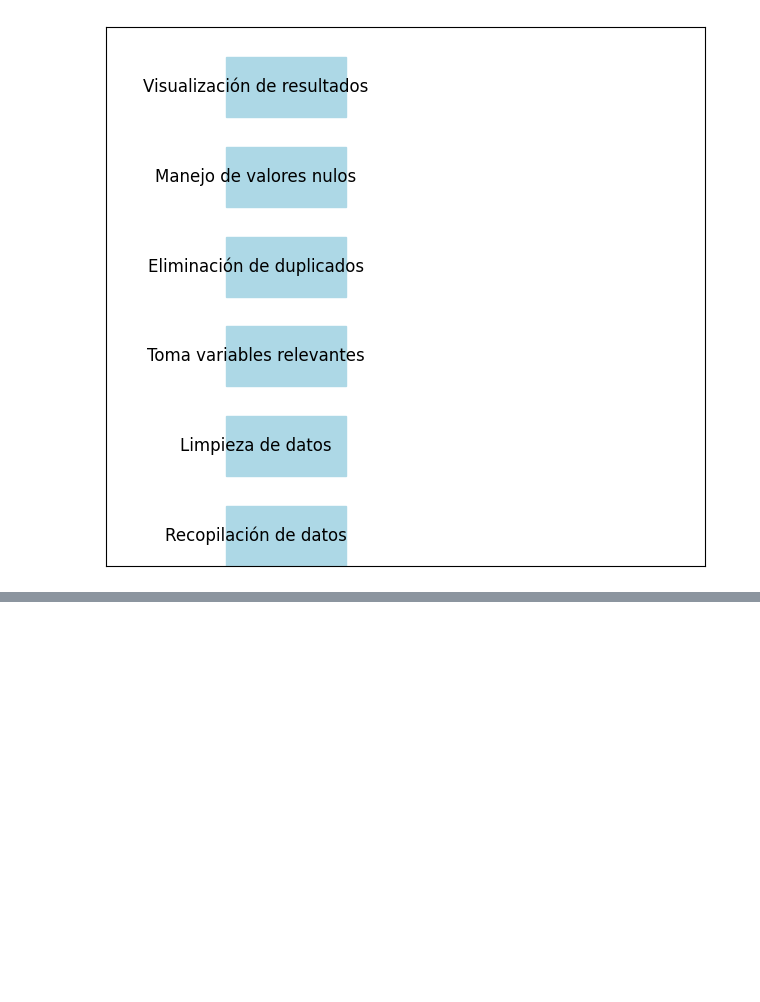
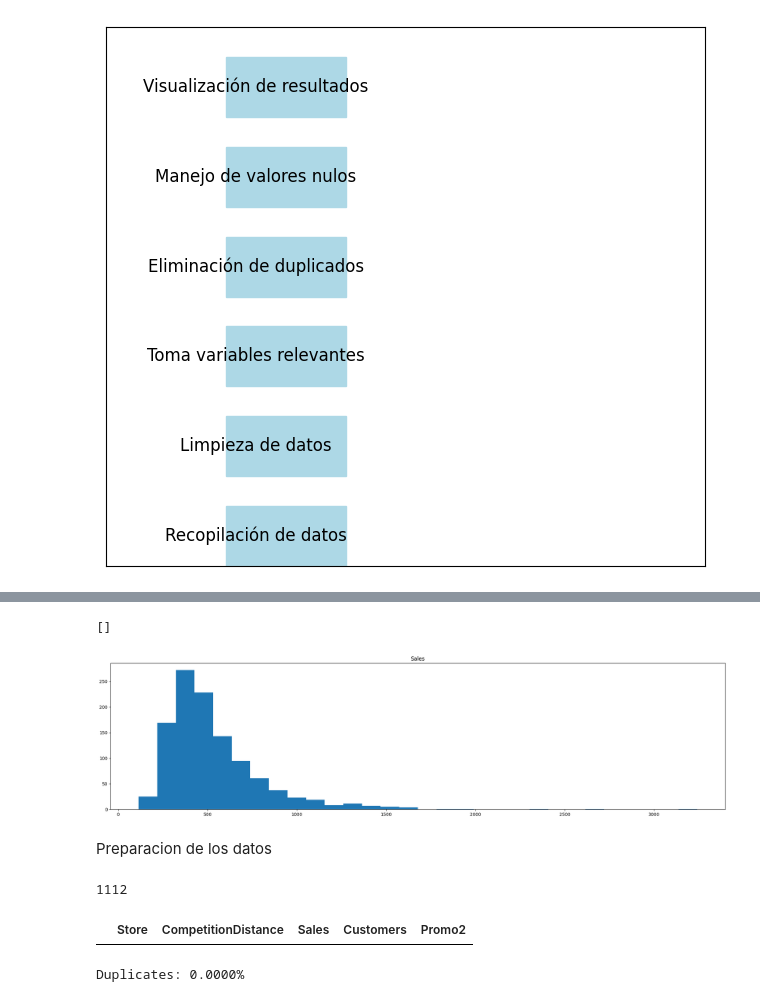
Before and after one commit to Jucavilav/CienciaDatosParcialDatos, a Jupyter notebook: JuanAvila.ipynb, the cells around one changed output, grey strips where cells are left out. Cells and saved outputs as stored; diff of their text form; code cells hidden in the pictures; blank space fills up the shorter version.

```diff
--- a/JuanAvila.ipynb
+++ b/JuanAvila.ipynb
@@ -250,0 +352,26 @@ plt.show()
+# %%
+# Histograma.
+plt.figure(figsize=(25, 6))
+plt.hist(df_seleccionado["Customers"], bins=30)
+plt.title("Sales")
+plt.plot()
+# %% [output]
+[]
+[figure, added]
+# %% [markdown]
+Preparacion de los datos
+# %%
+total_rows = df_seleccionado.shape[0]
+total_rows
+# %% [output]
+1112
+# %%
+df_seleccionado.loc[df_seleccionado.duplicated(subset=features, keep=False)].head(3)
+# %% [output]
+|  | Store | CompetitionDistance | Sales | Customers | Promo2 |
+# %%
+duplicated_rows = df_seleccionado.loc[df_seleccionado.duplicated(subset=features, keep=False)].shape[0]
+duplicated_rows
+print(f"Duplicates: {(duplicated_rows/total_rows)*100:.4f}%")
+# %% [output]
+Duplicates: 0.0000%
```
Also changed, not shown: parts of 60 cells of this notebook.
